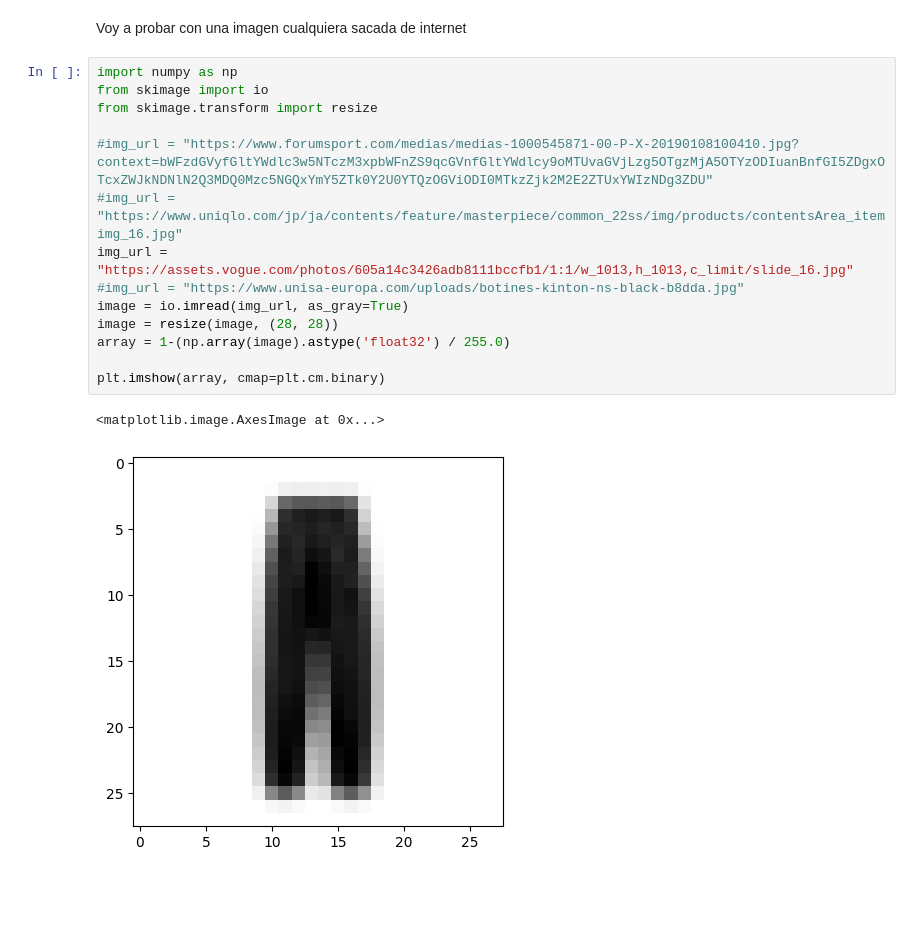
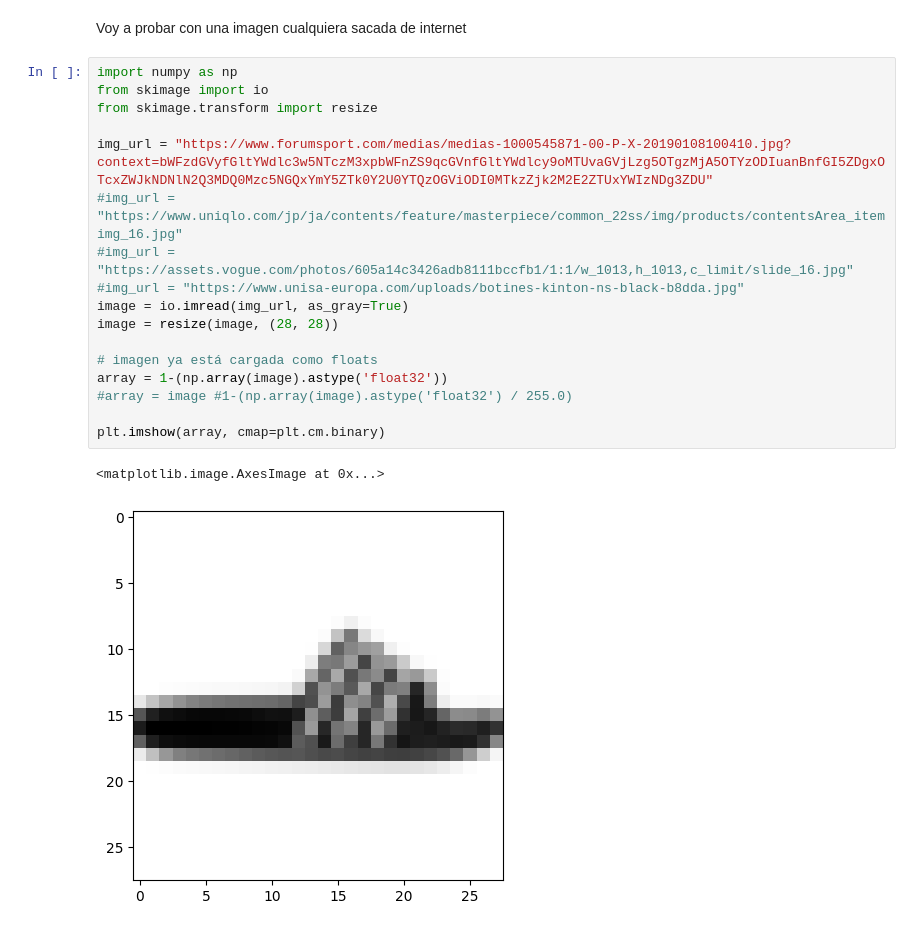
Before and after one commit to mariomac/python-deep-learning, a Jupyter notebook: cap5/fashion.ipynb, the cells around one changed output. Drawn from its saved outputs; the diff is of its cells as text; blank space fills up the shorter version.

```diff
--- a/cap5/fashion.ipynb
+++ b/cap5/fashion.ipynb
@@ -110,20 +114,23 @@ Voy a probar con una imagen cualquiera sacada de internet
 # %%
 import numpy as np
 from skimage import io
 from skimage.transform import resize
 
-#img_url = "https://www.forumsport.com/medias/medias-1000545871-00-P-X-20190108100410.jpg?context=bWFzdGVyfGltYWdlc3w5NTczM3xpbWFnZS9qcGVnfGltYWdlcy9oMTUvaGVjLzg5OTgzMjA5OTYzODIuanBnfGI5ZDgxOTcxZWJkNDNlN2Q3MDQ0Mzc5NGQxYmY5ZTk0Y2U0YTQzOGViODI0MTkzZjk2M2E2ZTUxYWIzNDg3ZDU"
+img_url = "https://www.forumsport.com/medias/medias-1000545871-00-P-X-20190108100410.jpg?context=bWFzdGVyfGltYWdlc3w5NTczM3xpbWFnZS9qcGVnfGltYWdlcy9oMTUvaGVjLzg5OTgzMjA5OTYzODIuanBnfGI5ZDgxOTcxZWJkNDNlN2Q3MDQ0Mzc5NGQxYmY5ZTk0Y2U0YTQzOGViODI0MTkzZjk2M2E2ZTUxYWIzNDg3ZDU"
 #img_url = "https://www.uniqlo.com/jp/ja/contents/feature/masterpiece/common_22ss/img/products/contentsArea_itemimg_16.jpg"
-img_url = "https://assets.vogue.com/photos/605a14c3426adb8111bccfb1/1:1/w_1013,h_1013,c_limit/slide_16.jpg"
+#img_url = "https://assets.vogue.com/photos/605a14c3426adb8111bccfb1/1:1/w_1013,h_1013,c_limit/slide_16.jpg"
 #img_url = "https://www.unisa-europa.com/uploads/botines-kinton-ns-black-b8dda.jpg"
 image = io.imread(img_url, as_gray=True)
 image = resize(image, (28, 28))
-array = 1-(np.array(image).astype('float32') / 255.0)
+
+# imagen ya está cargada como floats
+array = 1-(np.array(image).astype('float32'))
+#array = image #1-(np.array(image).astype('float32') / 255.0)
 
 plt.imshow(array, cmap=plt.cm.binary)
 # %% [output]
 <matplotlib.image.AxesImage at 0x...>
-[figure, old version]
+[figure, new version]
 # %%
 print("Accuracy:", test_acc)
 
```
Also changed, not shown: parts of 5 cells of this notebook, 1 other file.
